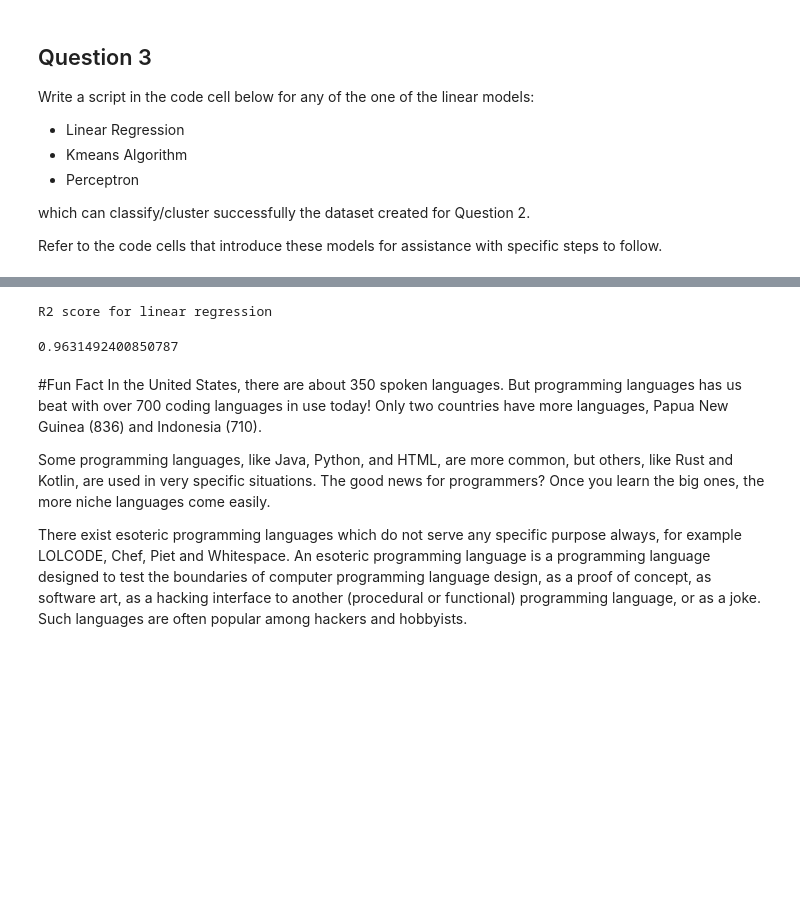
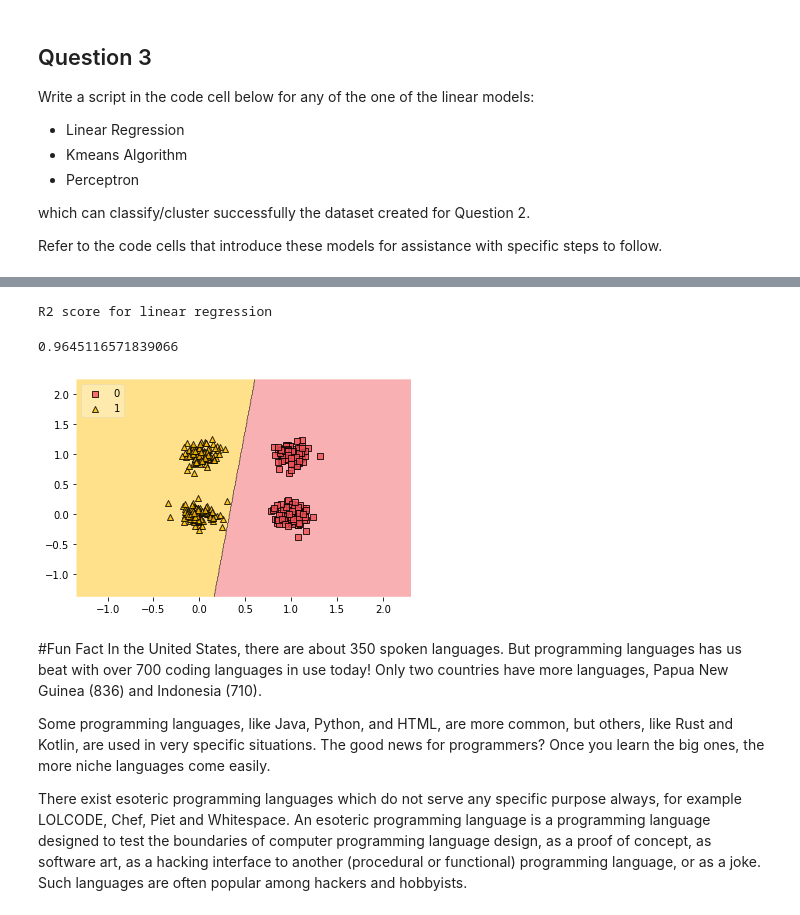
Before and after one commit to TheClassicTechno/FutureMakers2022, a Jupyter notebook: day3/Julia_Huang_Day_3_Intro_to_Deep_Learning_SV.ipynb, the cells around one changed output, grey strips where cells are left out. Cells and saved outputs as stored; diff of their text form; code cells hidden in the pictures; blank space fills up the shorter version.

```diff
--- a/day3/Julia_Huang_Day_3_Intro_to_Deep_Learning_SV.ipynb
+++ b/day3/Julia_Huang_Day_3_Intro_to_Deep_Learning_SV.ipynb
@@ -311,9 +311,27 @@ plt.axline(reg.coef_[0], slope = reg.intercept_)
 # %%
 print("R2 score for linear regression")
-lin_reg.score(data2, target2)
+#lin_reg.score(data2, target2)
+reg.score(data2,target2)
 # %% [output]
 R2 score for linear regression
-0.9631492400850787
+0.9645116571839066
+# %%
+percept =  Perceptron(tol=1e-3, random_state=0)
+
+# A perceptron has many hyperparameters to play around with,
+# we have included hyperparameters you can play with
+# percept = Perceptron(alpha=0.0001, class_weight=None, early_stopping=False, eta0=1.0, fit_intercept=True, max_iter=1000, n_iter_no_change=5, n_jobs=None,
+#           penalty=None, random_state=0, shuffle=True, tol=0.001, validation_fraction=0.1, verbose=0, warm_start=False)
+
+percept.fit(data2,target2)
+percept.score(data2,target2)
+target2 = np.array(target2)
+data2 = np.array(data2)
+target2 = target2.reshape((-1))
+plot_decision_regions(data2, target2, clf=percept, legend=2,colors = '#F15156,#FFBD00')
+plt.show()
+# %% [output]
+[figure, added]
 # %% [markdown]
 #Fun Fact
 In the United States, there are about 350 spoken languages. But programming languages has us beat with over 700 coding languages in use today! Only two countries have more languages, Papua New Guinea (836) and Indonesia (710).
```
Also changed, not shown: parts of 22 cells of this notebook.
